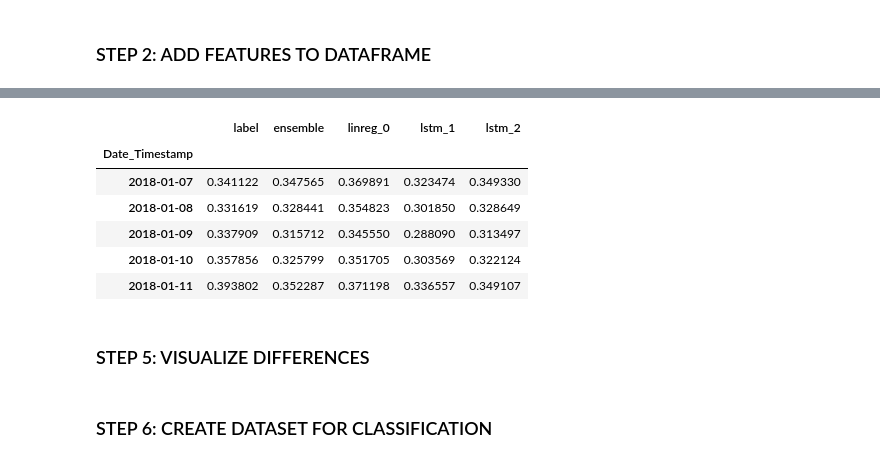
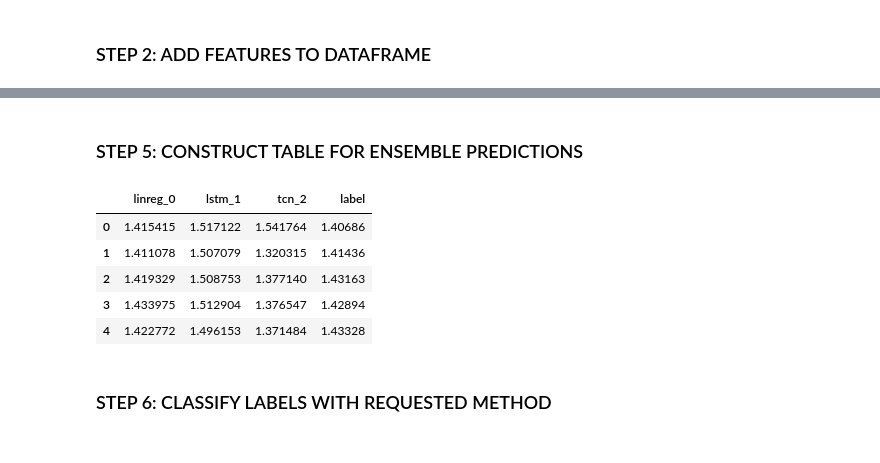
Before and after one commit to DSSaV/pipeline, a Jupyter notebook: manager.ipynb, the cells around one changed output, grey strips where cells are left out. Drawn from its saved outputs; the diff is of its cells as text; code cells hidden in the pictures.

```diff
--- a/manager.ipynb
+++ b/manager.ipynb
@@ -45,0 +72,2 @@ dataset.head(5)
+# %%
+primary_dataset, scaler = splitting.general(regression_dataset, config['splitting']['train_split'])
@@ -46,22 +76,2 @@ dataset.head(5)
 # %%
-ensemble = [None] * len(config['ensemble']['models'])
+regression_ensemble = [None] * len(config['regression_ensemble']['models'])
-# %%
-# LOOP THROUGH REQUESTED MOEDLS
-for index, item in enumerate(config['ensemble']['models']):
-
-    # MODEL PROPS
-    name = list(item)[0]
-    params = item[name]
-
-    # GENERATE FORMATTED, SPLIT & NORMALIZED DATA FOR TRAINING
-    data = features.split(dataset, name, params)
-
-    # TRAIN THE MODEL
-    result = training.start(data, name, params)
-
-    # APPEND IT TO THE ensemble
-    ensemble[index] = {
-        'name': name,
-        'result': result,
-        'scaler': data['scaler']
-    }
@@ -93,12 +132,13 @@ regression_predictions = misc.regression_table({
+# %% [markdown]
+### STEP 5: CONSTRUCT TABLE FOR ENSEMBLE PREDICTIONS
+# %%
+ensemble_table = table.ensemble(regression_ensemble)
 # %%
-regression_predictions.head(5)
+ensemble_table.head(5)
 # %% [output]
-|  | label | ensemble | linreg_0 | lstm_1 | lstm_2 |
-| Date_Timestamp |  |  |  |  |  |
-| 2018-01-07 | 0.341122 | 0.347565 | 0.369891 | 0.323474 | 0.349330 |
-| 2018-01-08 | 0.331619 | 0.328441 | 0.354823 | 0.301850 | 0.328649 |
-| 2018-01-09 | 0.337909 | 0.315712 | 0.345550 | 0.288090 | 0.313497 |
-| 2018-01-10 | 0.357856 | 0.325799 | 0.351705 | 0.303569 | 0.322124 |
-| 2018-01-11 | 0.393802 | 0.352287 | 0.371198 | 0.336557 | 0.349107 |
+|  | linreg_0 | lstm_1 | tcn_2 | label |
+| 0 | 1.415415 | 1.517122 | 1.541764 | 1.40686 |
+| 1 | 1.411078 | 1.507079 | 1.320315 | 1.41436 |
+| 2 | 1.419329 | 1.508753 | 1.377140 | 1.43163 |
+| 3 | 1.433975 | 1.512904 | 1.376547 | 1.42894 |
+| 4 | 1.422772 | 1.496153 | 1.371484 | 1.43328 |
-# %% [markdown]
-### STEP 5: VISUALIZE DIFFERENCES
@@ -107,2 +144,0 @@ regression_predictions.head(5)
-# %% [markdown]
-### STEP 6: CREATE DATASET FOR CLASSIFICATION
@@ -116,0 +145,2 @@ threshold = 0.02
+# %% [markdown]
+### STEP 6: CLASSIFY LABELS WITH REQUESTED METHOD
```
Also changed, not shown: parts of 57 cells of this notebook, 9 other files.
